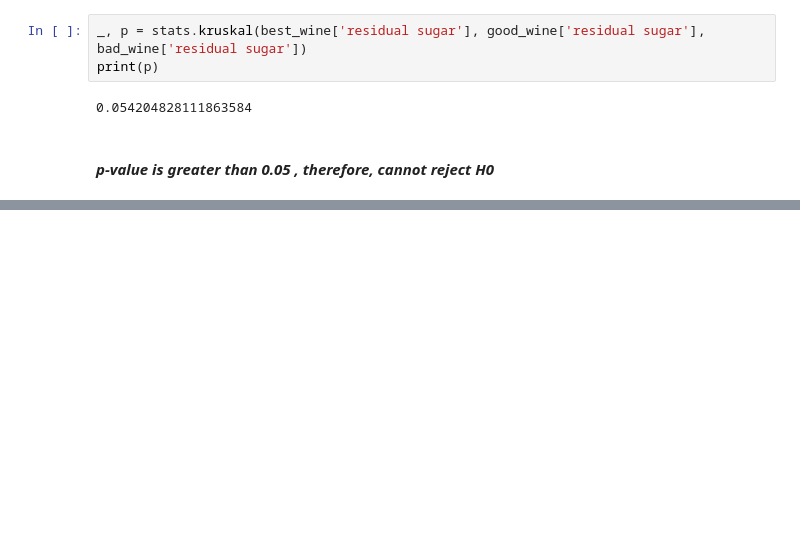
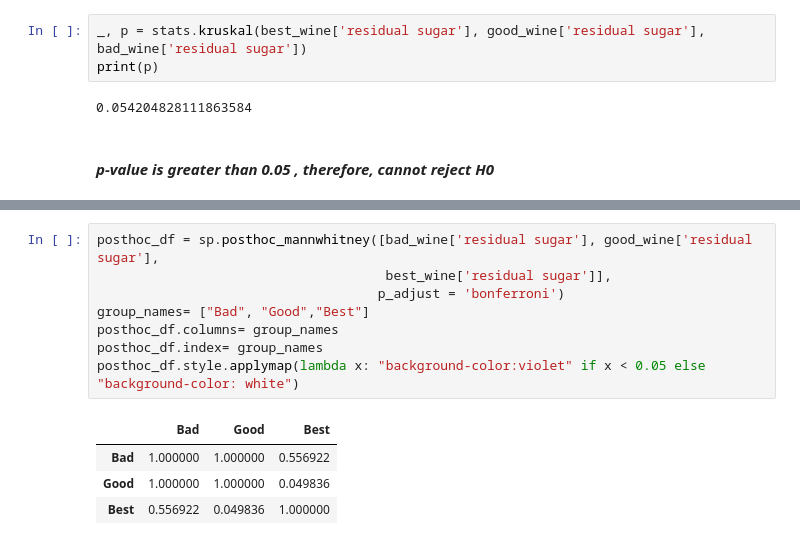
Before and after one commit to daniildiveev/wine-quality-analysis, a Jupyter notebook: wine-quality.ipynb, the cells around one changed output, grey strips where cells are left out. Cells and saved outputs as stored; diff of their text form; blank space fills up the shorter version.

```diff
--- a/wine-quality.ipynb
+++ b/wine-quality.ipynb
@@ -307,0 +396,13 @@ print(p)
+# %%
+posthoc_df = sp.posthoc_mannwhitney([bad_wine['residual sugar'], good_wine['residual sugar'],
+                                     best_wine['residual sugar']],
+                                    p_adjust = 'bonferroni')
+group_names= ["Bad", "Good","Best"]
+posthoc_df.columns= group_names
+posthoc_df.index= group_names
+posthoc_df.style.applymap(lambda x: "background-color:violet" if x < 0.05 else "background-color: white")
+# %% [output]
+|  | Bad | Good | Best |
+| Bad | 1.000000 | 1.000000 | 0.556922 |
+| Good | 1.000000 | 1.000000 | 0.049836 |
+| Best | 0.556922 | 0.049836 | 1.000000 |
```
Also changed, not shown: parts of 30 cells of this notebook.
